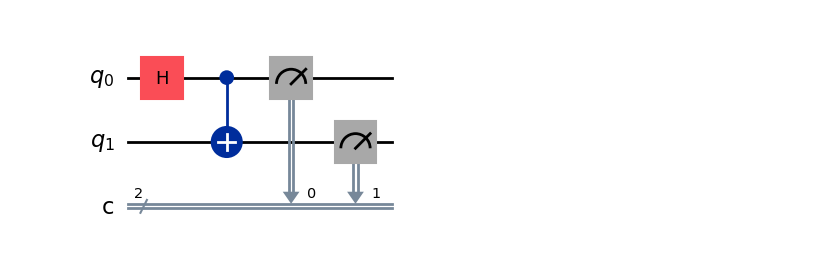
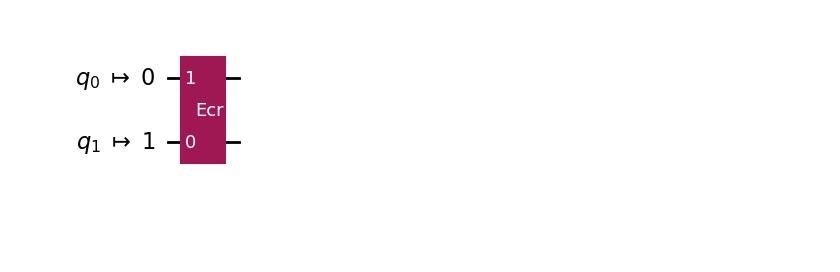
Before and after one commit to pop756/Quantum_KAN, a Jupyter notebook: Real_backend.ipynb, the cells around one changed output. Saved outputs shown, nothing was run; the diff lists cells and outputs as text; code cells hidden in the pictures; blank space fills up the shorter version.

```diff
--- a/Real_backend.ipynb
+++ b/Real_backend.ipynb
@@ -0,0 +24,9 @@
+# %%
+# Initialize your account
+from qiskit_ibm_runtime import QiskitRuntimeService
+import qiskit_ibm_provider
+
+service = QiskitRuntimeService(instance="ibm-q/open/main")
+
+
+backend = qiskit_ibm_provider.least_busy(service.backends())
@@ -1,12 +38,10 @@
 # %%
 from qiskit import QuantumCircuit
 
 circ = QuantumCircuit(2, 2)
-circ.h(0)
-circ.cx(0, 1)
-circ.measure(0, 0)
-circ.measure(1, 1)
-
-circ.draw('mpl')
+circ.ecr(1, 0)
+from qiskit import transpile
+circ = transpile(circ,backend,optimization_level=0)
+circ.draw('mpl', idle_wires=False)
 # %% [output]
-[figure, old version]
+[figure, new version]
```
Also changed, not shown: parts of 22 cells of this notebook.
